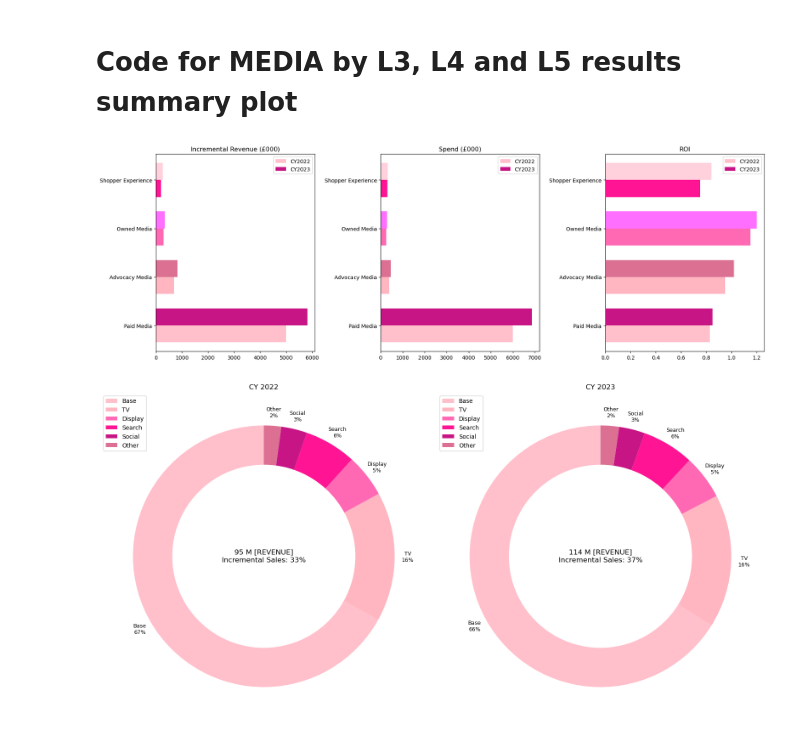
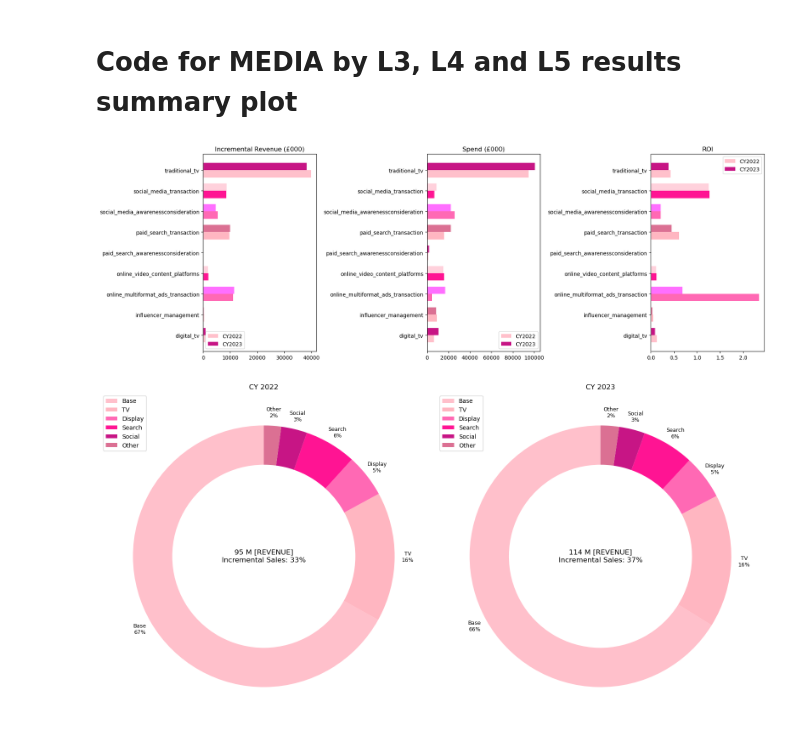
Before and after one commit to CharlesS940/xhec_mmm_loreal, a Jupyter notebook: graphs_sample.ipynb, the cells around one changed output. Drawn from its saved outputs; the diff is of its cells as text; code cells hidden in the pictures.

Commit message:
graphs_sample

```diff
--- a/graphs_sample.ipynb
+++ b/graphs_sample.ipynb
@@ -9,13 +9,43 @@ import seaborn as sns
 
 # Sample data
 data = {
-    'Category': ['Paid Media', 'Advocacy Media', 'Owned Media', 'Shopper Experience'],
-    'Incremental Revenue CY2022': [5000, 700, 300, 200],
-    'Incremental Revenue CY2023': [5816, 830, 341, 268],
-    'Spend CY2022': [6000, 400, 250, 300],
-    'Spend CY2023': [6879, 468, 283, 319],
-    'ROI CY2022': [0.83, 0.95, 1.15, 0.75],
-    'ROI CY2023': [0.85, 1.02, 1.20, 0.84]
+    'Category': [
+    'digital_tv',
+    'influencer_management',
+    'online_multiformat_ads_transaction',
+    'online_video_content_platforms',
+    'paid_search_awarenessconsideration',
+    'paid_search_transaction',
+    'social_media_awarenessconsideration',
+    'social_media_transaction',
+    'traditional_tv'
+],
+    'Incremental Revenue CY2022': [823, 458, 11096, 1896, 6, 9693, 5348, 8611, 39797],
+    'Incremental Revenue CY2023': [939, 291, 11478, 1748, 10, 9953, 4636, 8645, 38156],
+        'Spend CY2022': [
+        6555,  # digital_tv
+        9060,  # influencer_management
+        4752,  # online_multiformat_ads_transaction
+        15890, # online_video_content_platforms
+        1050,  # paid_search_awarenessconsideration
+        15770, # paid_search_transaction
+        25610, # social_media_awarenessconsideration
+        6780,  # social_media_transaction
+        94730  # traditional_tv
+    ],
+    'Spend CY2023': [
+        10490, # digital_tv
+        8460,  # influencer_management
+        16795, # online_multiformat_ads_transaction
+        15270, # online_video_content_platforms
+        1890,  # paid_search_awarenessconsideration
+        22260, # paid_search_transaction
+        22210, # social_media_awarenessconsideration
+        8740,  # social_media_transaction
+        100630 # traditional_tv
+    ],
+    'ROI CY2022': [0.13, 0.05, 2.34, 0.12, 0.01, 0.61, 0.21, 1.27, 0.42],
+    'ROI CY2023': [0.09, 0.03, 0.68, 0.11, 0.01, 0.45, 0.21, 1.25, 0.38]
 }
 
 # Create a DataFrame
@@ -33,34 +63,34 @@ bar_width = 0.35
 index = range(len(df['Category']))
 
 # Incremental Revenue
 axes[0].barh(index, df['Incremental Revenue CY2022'], bar_width, label='CY2022', color=colors_cy2022)
 axes[0].barh([p + bar_width for p in index], df['Incremental Revenue CY2023'], bar_width, label='CY2023', color=colors_cy2023)
 axes[0].set_yticks([p + bar_width / 2 for p in index])
 axes[0].set_yticklabels(df['Category'])
 axes[0].set_title('Incremental Revenue (£000)')
 axes[0].legend()
 
 # Spend
 axes[1].barh(index, df['Spend CY2022'], bar_width, label='CY2022', color=colors_cy2022)
 axes[1].barh([p + bar_width for p in index], df['Spend CY2023'], bar_width, label='CY2023', color=colors_cy2023)
 axes[1].set_yticks([p + bar_width / 2 for p in index])
 axes[1].set_yticklabels(df['Category'])
 axes[1].set_title('Spend (£000)')
 axes[1].legend()
 
 # ROI
 axes[2].barh(index, df['ROI CY2022'], bar_width, label='CY2022', color=colors_cy2022)
 axes[2].barh([p + bar_width for p in index], df['ROI CY2023'], bar_width, label='CY2023', color=colors_cy2023)
 axes[2].set_yticks([p + bar_width / 2 for p in index])
 axes[2].set_yticklabels(df['Category'])
 axes[2].set_title('ROI')
 axes[2].legend()
 
 # Adjust layout
 plt.tight_layout()
 plt.show()
 # %% [output]
-[figure, old version]
+[figure, new version]
 # %%
 # Data for the categories
 categories = ['Base', 'TV', 'Display', 'Search', 'Social', 'Other']
```
Also changed, not shown: 3 other files.
